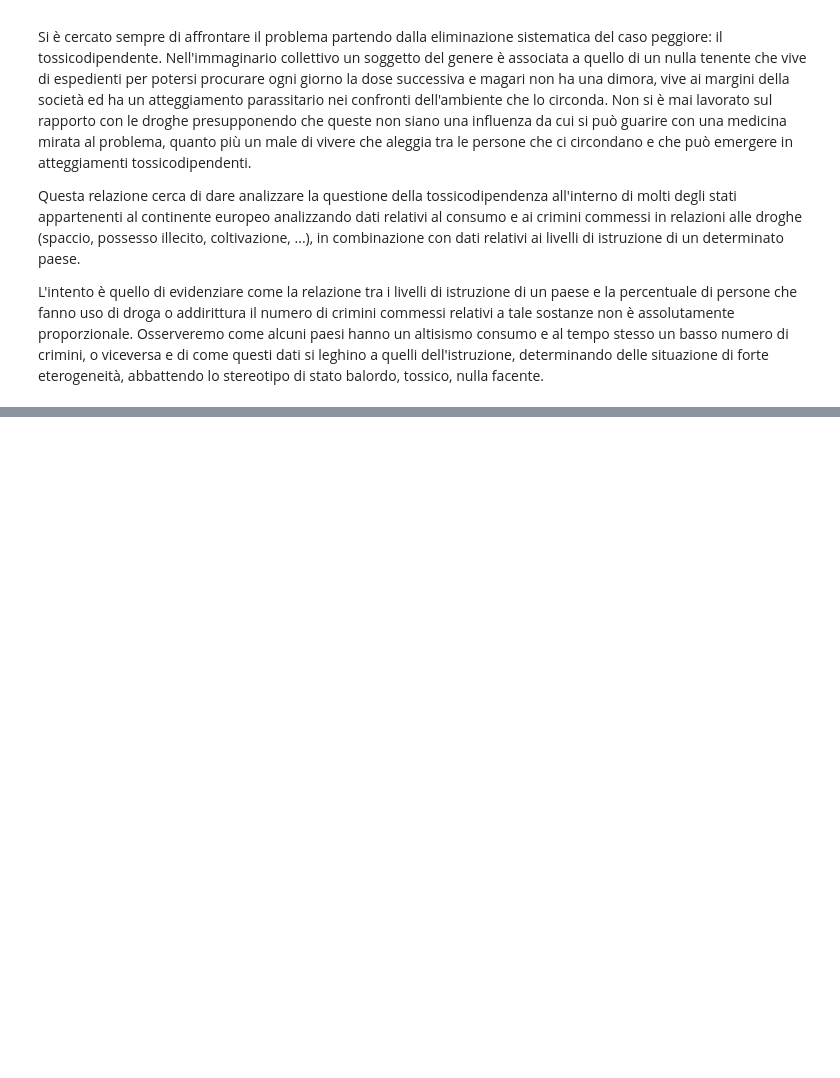
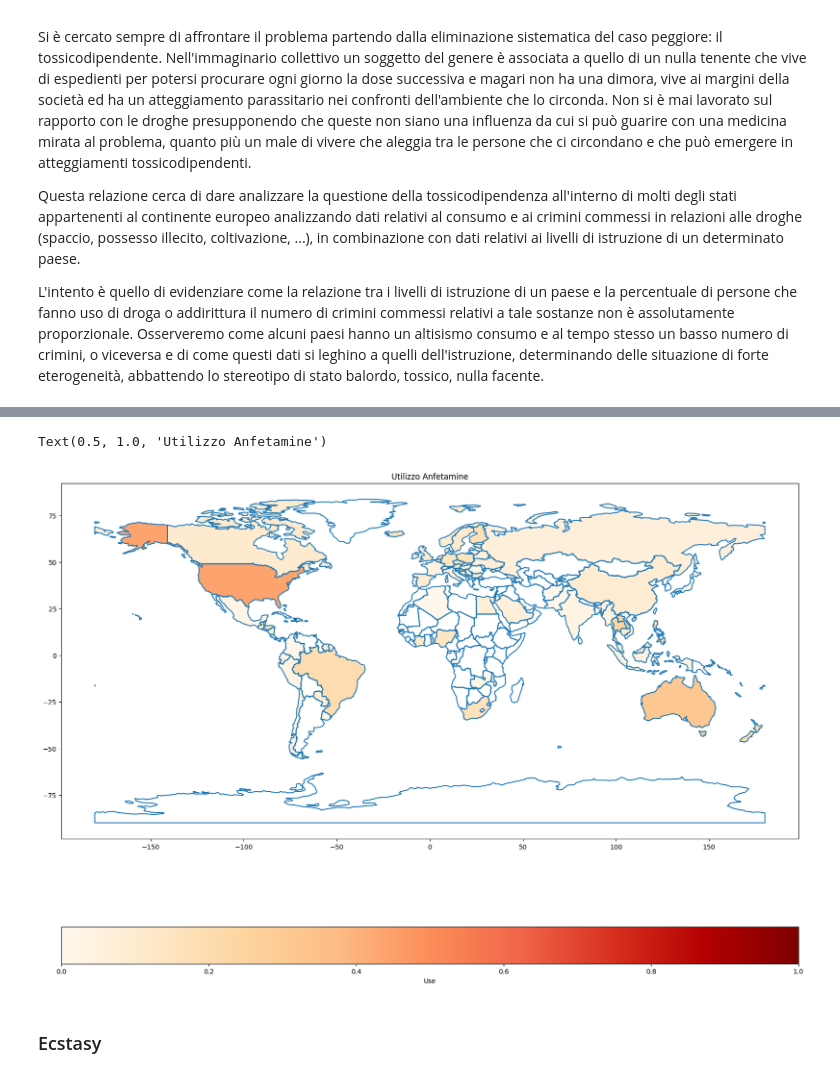
Before and after one commit to MaxBubblegum47/Big_Data, a Jupyter notebook: DataAnalytics/Lorenzo_Stigliano_136174_DataAnalytics.ipynb, the cells around one changed output, grey strips where cells are left out. Cells and saved outputs as stored; diff of their text form; code cells hidden in the pictures; blank space fills up the shorter version.

```diff
--- a/DataAnalytics/Lorenzo_Stigliano_136174_DataAnalytics.ipynb
+++ b/DataAnalytics/Lorenzo_Stigliano_136174_DataAnalytics.ipynb
@@ -25,0 +266,39 @@ Spiega come hai raccolto i dati dalle varie fonti e come funzionano le varie fon
+# %%
+df_min_max_scaled_amph = amphetamines_use.copy()
+column = "Amphetamines Use"
+df_min_max_scaled_amph[column] = (df_min_max_scaled_amph[column] - df_min_max_scaled_amph[column].min()) / (df_min_max_scaled_amph[column].max() - df_min_max_scaled_amph[column].min())
+
+# rinominazione di alcuni territori
+df_min_max_scaled_amph['Country/Territory'] = df_min_max_scaled_amph['Country/Territory'].replace(['United Kingdom (England and Wales)'], 'United Kingdom')
+df_min_max_scaled_amph['Country/Territory'] = df_min_max_scaled_amph['Country/Territory'].replace(['United States of America'], 'United States')
+df_min_max_scaled_amph['Country/Territory'] = df_min_max_scaled_amph['Country/Territory'].replace(['Bolivia (Plurinational State of)'], 'Bolivia')
+df_min_max_scaled_amph['Country/Territory'] = df_min_max_scaled_amph['Country/Territory'].replace(['Iran (Islamic Republic of)'], 'Iran')
+df_min_max_scaled_amph['Country/Territory'] = df_min_max_scaled_amph['Country/Territory'].replace(['China, Taiwan Province of China'], 'China')
+
+# rinominazione dei territori seguendo indicazioni ISO alpha 3
+input_countries = df_min_max_scaled_amph["Country/Territory"]
+
+countries = {}
+for country in pycountry.countries:
+    countries[country.name] = country.alpha_3
+
+codes = [countries.get(country, 'Unknown code') for country in input_countries]
+
+df_min_max_scaled_amph["Code"] = codes
+
+# rappresentazione grafica planisfero
+df_world = gpd.read_file(gpd.datasets.get_path('naturalearth_lowres'))
+
+df_world = df_world.merge(df_min_max_scaled_amph, how="left", left_on=['iso_a3'], right_on=['Code'])
+
+ax = df_world["geometry"].boundary.plot(figsize=(20,16))
+
+df_world.plot(column="Amphetamines Use", ax=ax, cmap='OrRd',
+                     legend=True, legend_kwds={"label": "Use", "orientation":"horizontal"})
+
+ax.set_title("Utilizzo Anfetamine")
+# %% [output]
+Text(0.5, 1.0, 'Utilizzo Anfetamine')
+[figure, added]
+# %% [markdown]
+### Ecstasy
```
Also changed, not shown: parts of 35 cells of this notebook, 8 other files.
